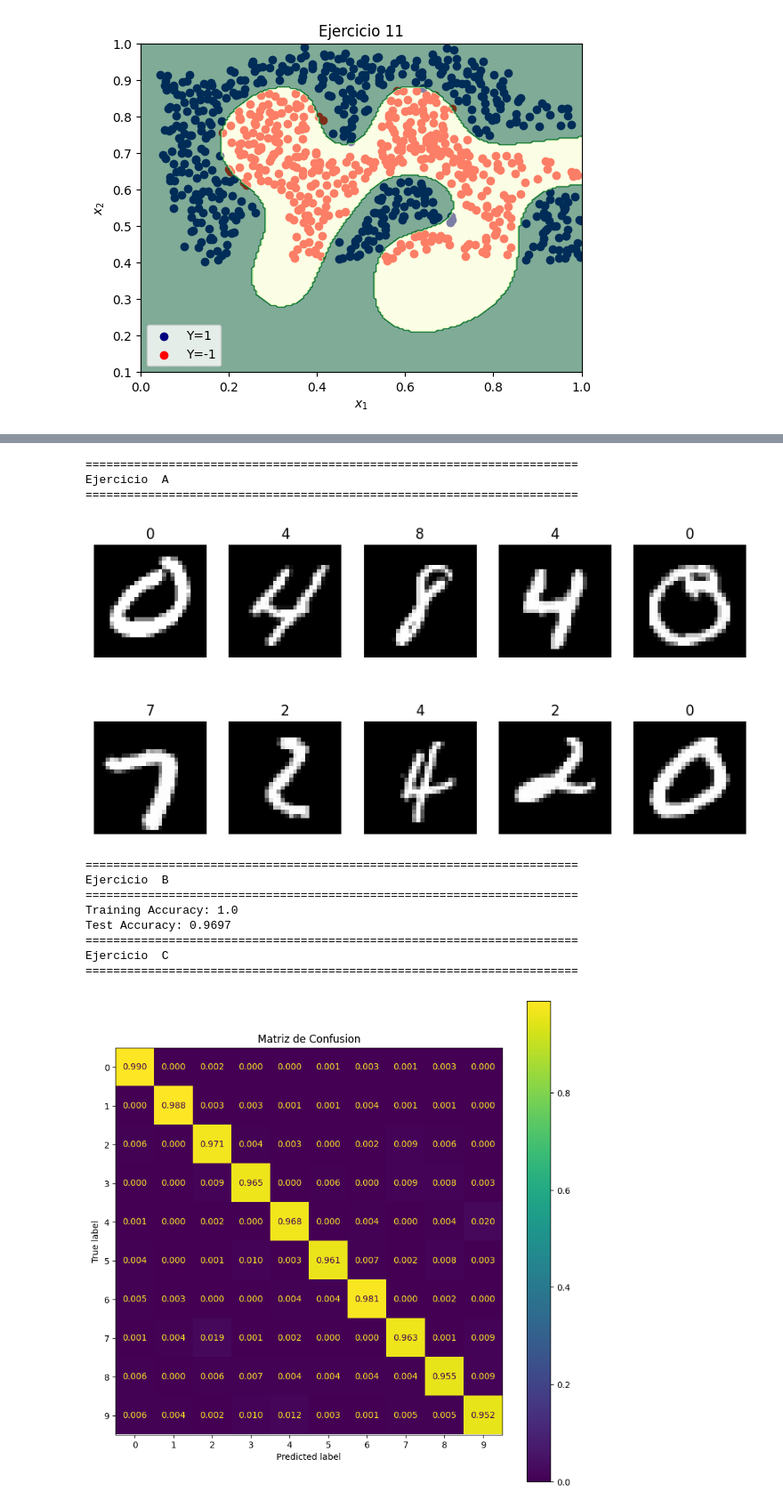
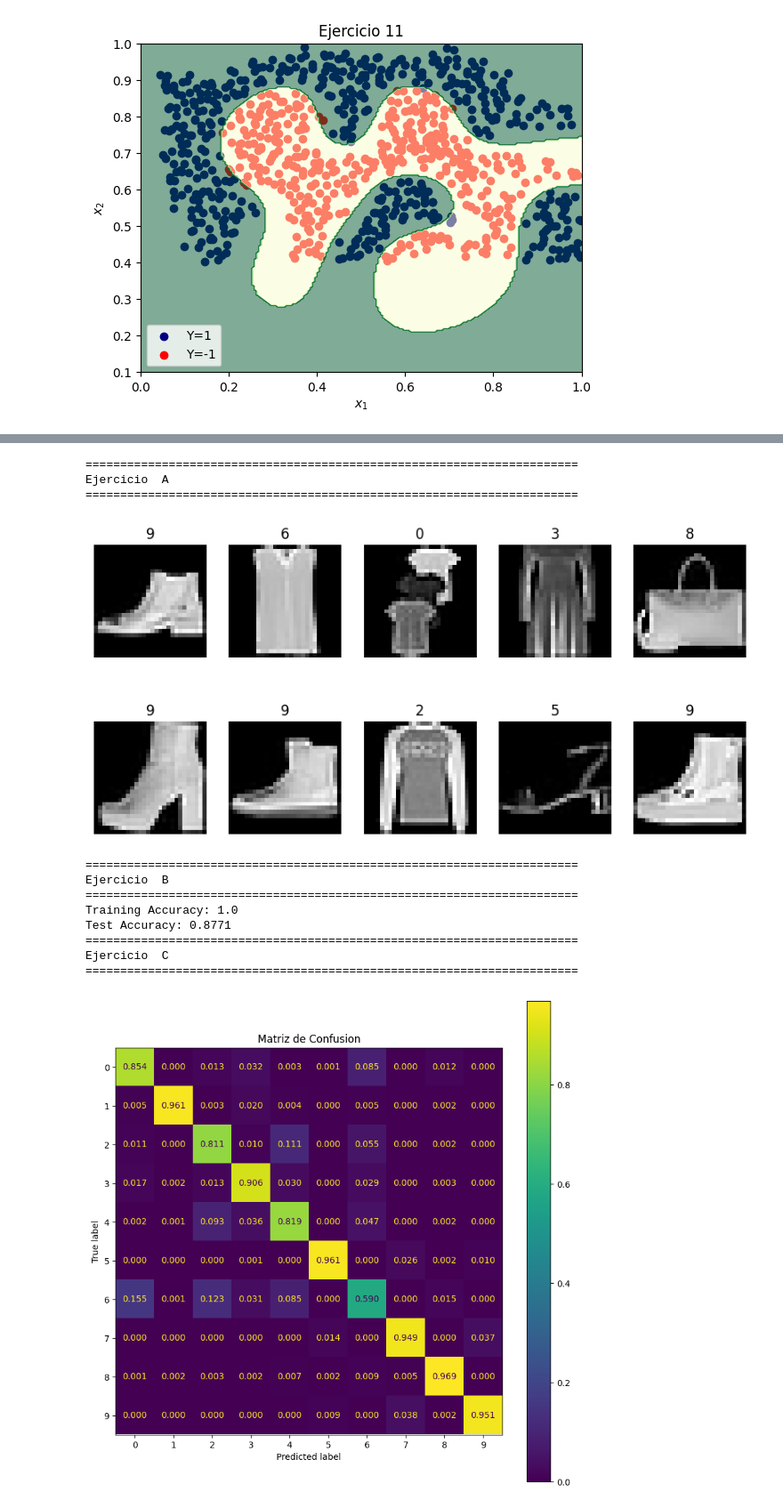
Before and after one commit to NicolasNobili/Teoria_Deteccion_Estimacion, a Jupyter notebook: Guias/Guia2/guia2_Nobili.ipynb, the cells around one changed output, grey strips where cells are left out. Shown at 89% size. Cells and saved outputs as stored; diff of their text form; code cells hidden in the pictures.

```diff
--- a/Guias/Guia2/guia2_Nobili.ipynb
+++ b/Guias/Guia2/guia2_Nobili.ipynb
@@ -252,7 +288,7 @@ X_train = data_ejercicio_5[:,0:2]
 Y_train = data_ejercicio_5[:,2]
 
 # Armo una instancia del clasificador logistico binario y lo entreno en funcion de los datos
-clasificador_binario = LogisticRegression(random_state=0)
+clasificador_binario = LogisticRegression(random_state=0,penalty=None)
 clasificador_binario.fit(X_train,Y_train)
 
 # Creo la frontera de decision para graficarla sabiendo que los X que pertenecen a ella cumplen W^T*X + Bias = 0.
@@ -1268,7 +1334,7 @@ from sklearn.metrics import confusion_matrix, ConfusionMatrixDisplay
 #=======================================================================
 
 # Load Datasets from tensorflow
-(X_train, Y_train), (X_test, Y_test) = tf.keras.datasets.mnist.load_data()
+(X_train, Y_train), (X_test, Y_test) = tf.keras.datasets.fashion_mnist.load_data()
 
 img_dims = (X_train.shape[1],X_train.shape[2])
 n_pixels = X_train.shape[1] * X_train.shape[2]
@@ -1324,43 +1390,43 @@ disp.plot(values_format='.3f',ax=ax)
 plt.title('Matriz de Confusion')
 plt.show()
 
 #=======================================================================
 # Ejercicio D
 #=======================================================================
 
 # Extraigo las importancias de cada pixel
 pixel_importances = forest.feature_importances_
 
 # Asigno un numero a cada pixel, los ordeno en funcion de su importancia y luego me quedo con los 100 mas importantes.
 pixel_numbers = np.linspace(0,n_pixels-1,n_pixels)
 pixel_importances_sorted = sorted(zip(pixel_numbers, pixel_importances), key=lambda x: x[1], reverse=True)
 top100_pixel_importances= np.array([tupla[0] for tupla in pixel_importances_sorted[0:100]],dtype='int')
 
 # Creo una mascara seteando los 100 pixels mas importantes a 255 (blanco) y el resto en negro.
 mask_Top100pixels = np.zeros(n_pixels)
 mask_Top100pixels[top100_pixel_importances] = 255
 mask_Top100pixels = mask_Top100pixels.reshape(img_dims)
 
 # Grafico la imagen resultantes
 imprimir_titulo_ejercicio('D')
 plt.figure()
 plt.imshow(mask_Top100pixels,cmap='gray')
 plt.title('Top 100 pixeles mas importantes')
 plt.show()
 # %% [output]
 =======================================================================
 Ejercicio  A
 =======================================================================
-[figure, old version]
+[figure, new version]
 =======================================================================
 Ejercicio  B
 =======================================================================
 Training Accuracy: 1.0
-Test Accuracy: 0.9697
+Test Accuracy: 0.8771
 =======================================================================
 Ejercicio  C
 =======================================================================
-[figure, old version]
+[figure, new version]
 =======================================================================
 Ejercicio  D
 =======================================================================
```
Also changed, not shown: parts of 23 cells of this notebook, 3 other files.
